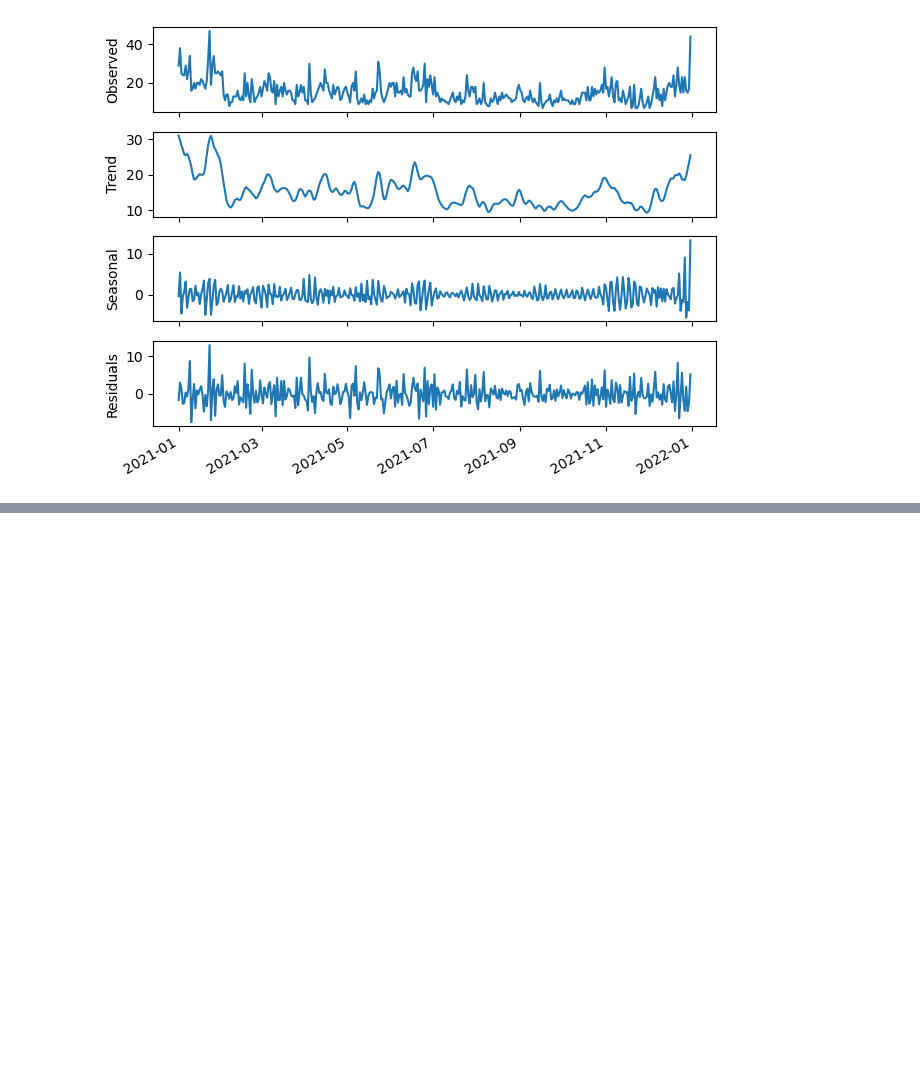
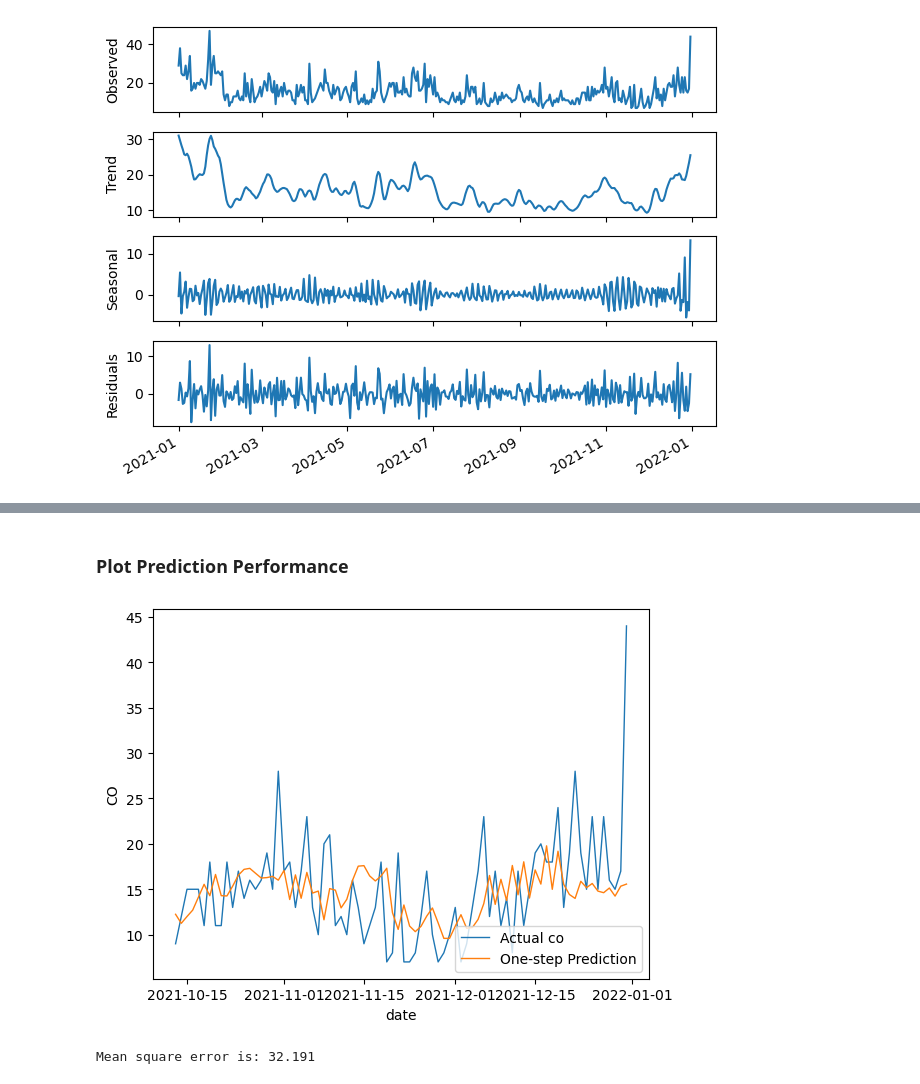
Before and after one commit to crypter70/AQMS, a Jupyter notebook: Modeling.ipynb, the cells around one changed output, grey strips where cells are left out. Cells and saved outputs as stored; diff of their text form; code cells hidden in the pictures; blank space fills up the shorter version.

```diff
--- a/Modeling.ipynb
+++ b/Modeling.ipynb
@@ -89,0 +113,7 @@ plt.tight_layout()
+# %%
+input_data = data
+
+targets = data['co'].values
+T = 30                    # jumlah timestep yang digunakan untuk prediksi
+D = input_data.shape[1]   # jumlah dimensi input
+N = len(input_data) - T   # jumlah data yang dapat menjadi output prediksi
@@ -89,0 +248,37 @@ plt.tight_layout()
+# %% [markdown]
+### Plot Prediction Performance
+# %%
+# cek predikti untuk 1 step atau 1 hari
+test_target = y_test.cpu().detach().numpy()
+test_predictions = []
+
+for i in range(len(test_target)):
+    input_ = X_test[i].reshape(1, T, D)
+    p = model(input_)[0,0].item()
+
+    test_predictions.append(p)
+
+plot_len = len(test_predictions)
+plot_df = data[['co']].copy(deep=True)
+
+plot_df = plot_df.iloc[-plot_len:]
+plot_df['prediction'] = test_predictions
+# plot_df.set_index('dt', inplace=True)
+
+plt.plot(plot_df['co'], label='Actual co', linewidth=1)
+plt.plot(plot_df['prediction'], label='One-step Prediction', linewidth=1)
+plt.xlabel('date')
+plt.ylabel('CO')
+plt.legend(loc='lower right')
+plt.show()
+# %% [output]
+[figure, added]
+# %%
+LTSM_error = pd.DataFrame(test_target, columns = ['targets'])
+LTSM_error['predictions'] =test_predictions
+LTSM_error['error'] = LTSM_error['targets'] - LTSM_error['predictions']
+LTSM_error['error_square'] = LTSM_error['error'] ** 2
+err = LTSM_error['error_square'].mean()
+print(f'Mean square error is: {err:.3f}')
+# %% [output]
+Mean square error is: 32.191
```
Also changed, not shown: parts of 14 cells of this notebook.
